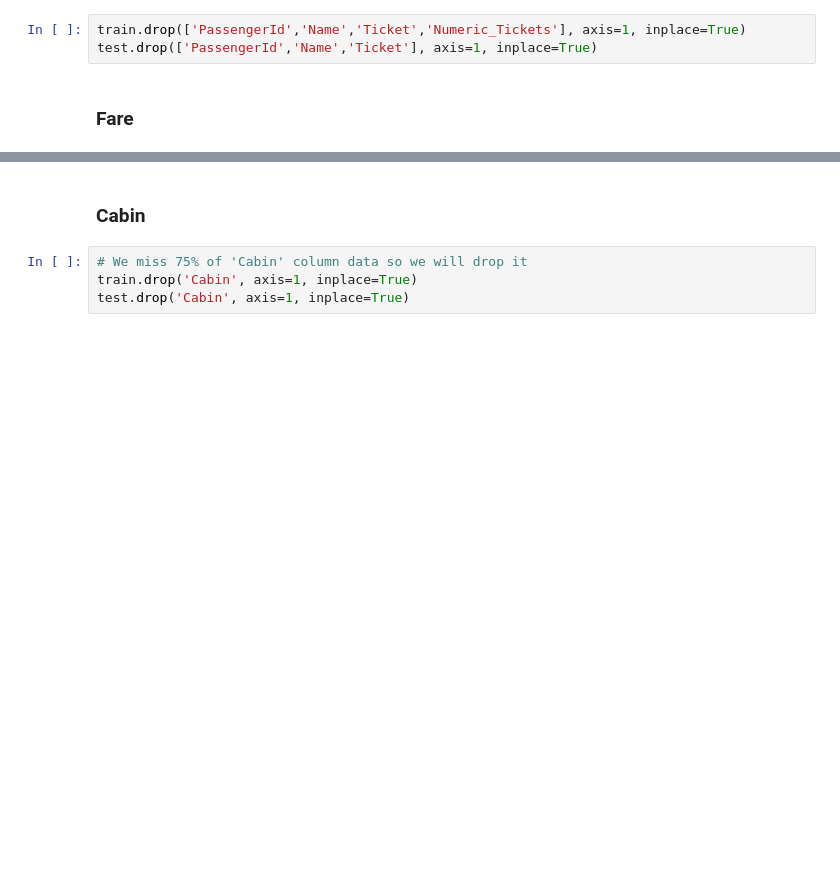
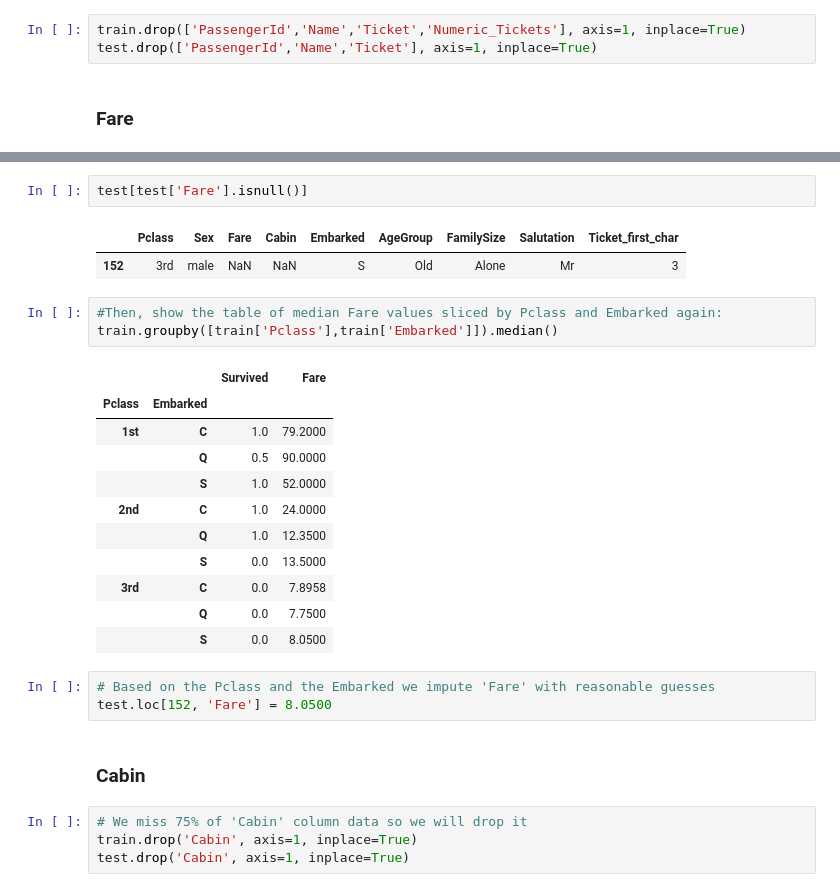
Before and after one commit to adamparkosidis/titanic-predictions-using-logistic-regression, a Jupyter notebook: titanic-predictions-using-logistic-regression.ipynb, the cells around one changed output, grey strips where cells are left out. Cells and saved outputs as stored; diff of their text form; blank space fills up the shorter version.

```diff
--- a/titanic-predictions-using-logistic-regression.ipynb
+++ b/titanic-predictions-using-logistic-regression.ipynb
@@ -581,3 +632,26 @@ test.drop('Fare', axis=1, inplace=True)
+# %%
+test[test['Fare'].isnull()]
+# %% [output]
+|  | Pclass | Sex | Fare | Cabin | Embarked | AgeGroup | FamilySize | Salutation | Ticket_first_char |
+| 152 | 3rd | male | NaN | NaN | S | Old | Alone | Mr | 3 |
+# %%
+#Then, show the table of median Fare values sliced by Pclass and Embarked again:
+train.groupby([train['Pclass'],train['Embarked']]).median()
+# %% [output]
+|  |  | Survived | Fare |
+| Pclass | Embarked |  |  |
+| 1st | C | 1.0 | 79.2000 |
+|  | Q | 0.5 | 90.0000 |
+|  | S | 1.0 | 52.0000 |
+| 2nd | C | 1.0 | 24.0000 |
+|  | Q | 1.0 | 12.3500 |
+|  | S | 0.0 | 13.5000 |
+| 3rd | C | 0.0 | 7.8958 |
+|  | Q | 0.0 | 7.7500 |
+|  | S | 0.0 | 8.0500 |
+# %%
+# Based on the Pclass and the Embarked we impute 'Fare' with reasonable guesses
+test.loc[152, 'Fare'] = 8.0500
 # %% [markdown]
 ### Cabin
 # %%
```
Also changed, not shown: parts of 25 cells of this notebook.
